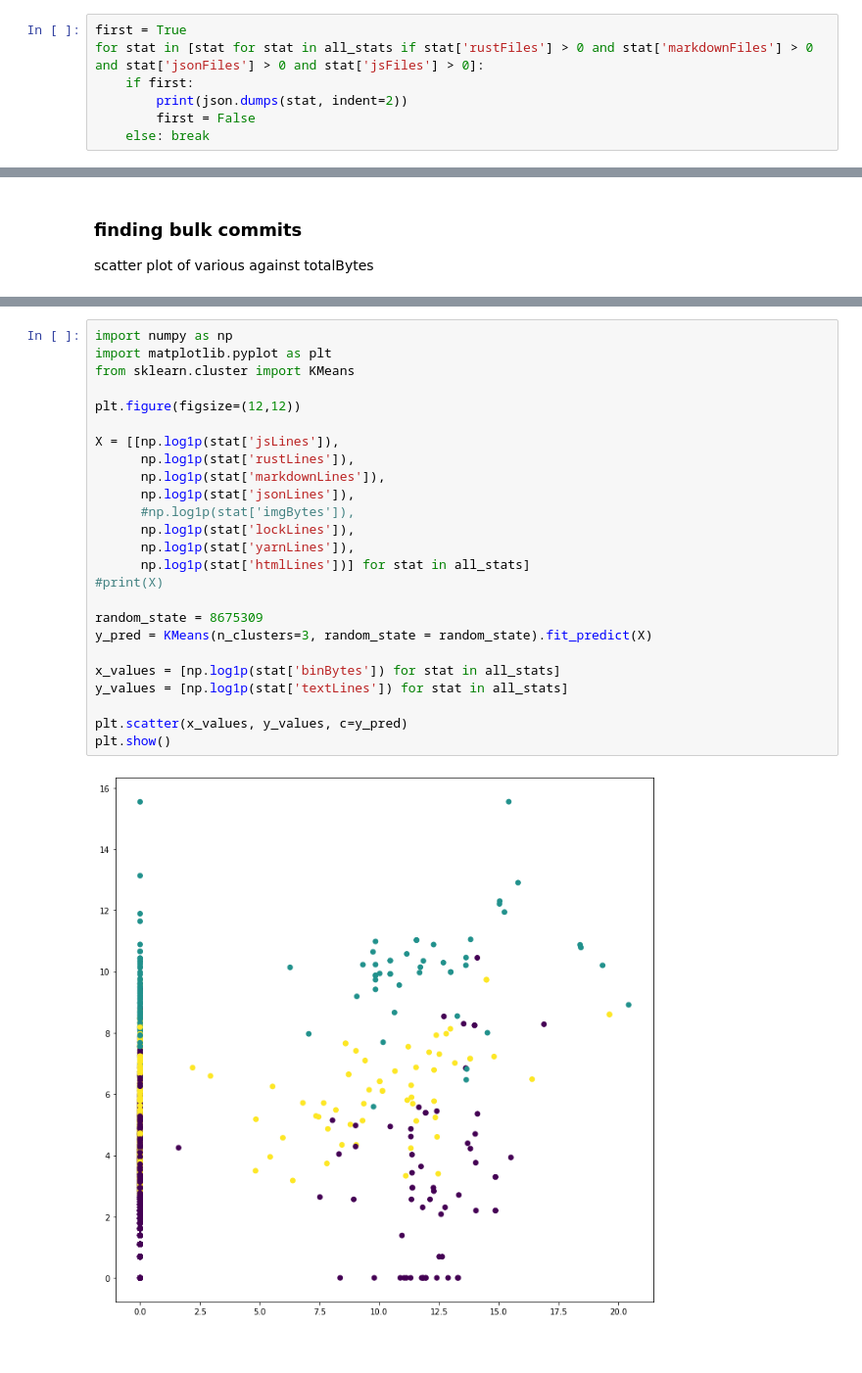
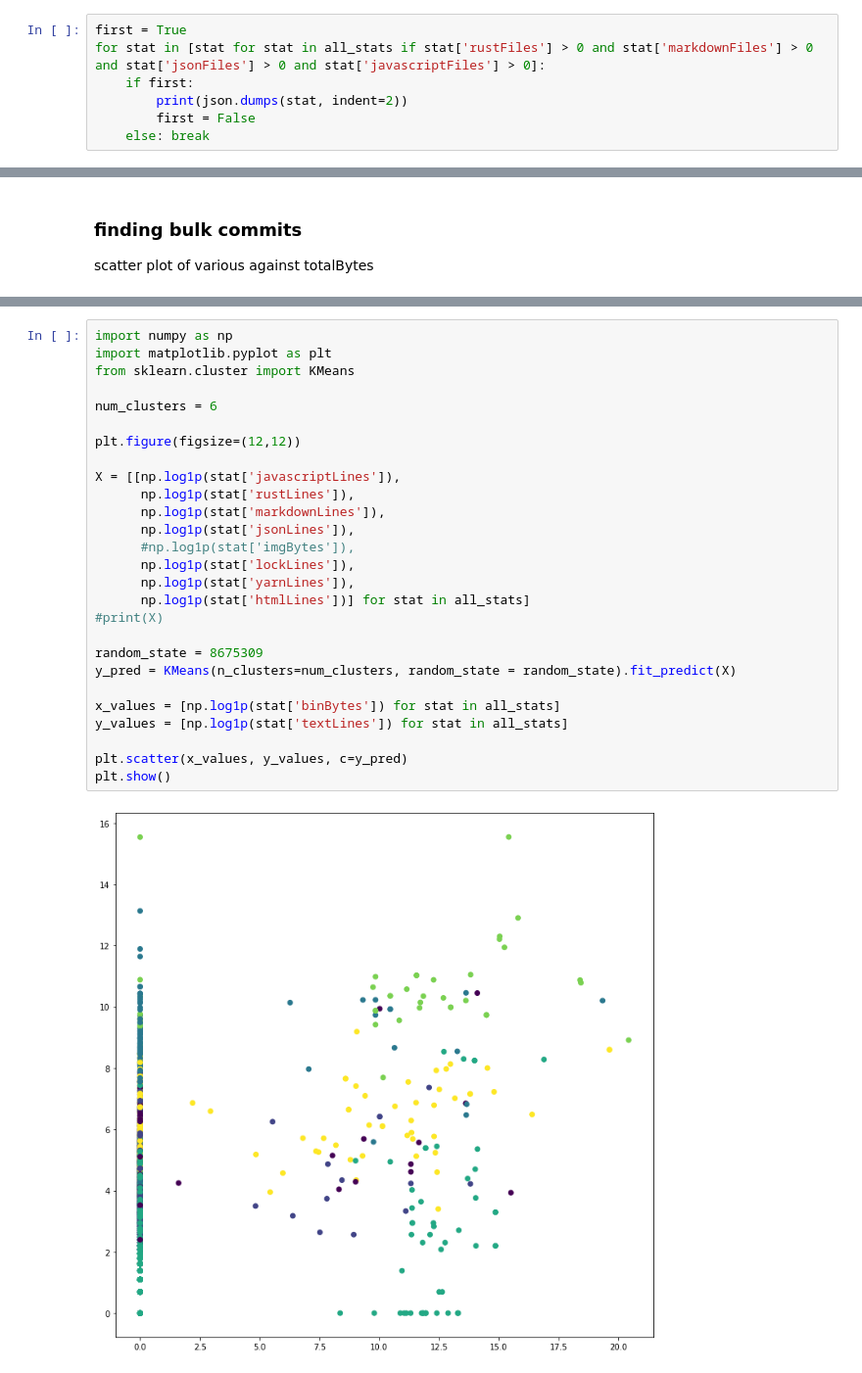
Before and after one commit to Deadman-DAO/Web3HackerNetwork, a Jupyter notebook: sandbox/notebooks/bob/commit_stat_engineering.ipynb, the cells around one changed output, grey strips where cells are left out. Shown: that part at 98% size. Cells and saved outputs as stored; diff of their text form.

Commit message:
better cluster analysis, 6 clusters

```diff
--- a/sandbox/notebooks/bob/commit_stat_engineering.ipynb
+++ b/sandbox/notebooks/bob/commit_stat_engineering.ipynb
@@ -18,7 +18,7 @@ all_commit_logs = commit_stat_engineering.find_files('commit-stat.log.json', pro
 all_stats = commit_stat_engineering.get_stats_for_all_commits(all_commit_logs)
 # %%
 first = True
-for stat in [stat for stat in all_stats if stat['rustFiles'] > 0 and stat['markdownFiles'] > 0 and stat['jsonFiles'] > 0 and stat['jsFiles'] > 0]:
+for stat in [stat for stat in all_stats if stat['rustFiles'] > 0 and stat['markdownFiles'] > 0 and stat['jsonFiles'] > 0 and stat['javascriptFiles'] > 0]:
     if first:
         print(json.dumps(stat, indent=2))
         first = False
@@ -165,30 +156,32 @@ plt.show()
 # %%
 import numpy as np
 import matplotlib.pyplot as plt
 from sklearn.cluster import KMeans
 
+num_clusters = 6
+
 plt.figure(figsize=(12,12))
 
-X = [[np.log1p(stat['jsLines']),
+X = [[np.log1p(stat['javascriptLines']),
       np.log1p(stat['rustLines']),
       np.log1p(stat['markdownLines']),
       np.log1p(stat['jsonLines']),
       #np.log1p(stat['imgBytes']),
       np.log1p(stat['lockLines']),
       np.log1p(stat['yarnLines']),
       np.log1p(stat['htmlLines'])] for stat in all_stats]
 #print(X)
 
 random_state = 8675309
-y_pred = KMeans(n_clusters=3, random_state = random_state).fit_predict(X)
+y_pred = KMeans(n_clusters=num_clusters, random_state = random_state).fit_predict(X)
 
 x_values = [np.log1p(stat['binBytes']) for stat in all_stats]
 y_values = [np.log1p(stat['textLines']) for stat in all_stats]
 
 plt.scatter(x_values, y_values, c=y_pred)
 plt.show()
 # %% [output]
-[figure, old version]
+[figure, new version]
 # %%
 plt.hist(y_pred)
 plt.show()
```
Also changed, not shown: parts of 14 cells of this notebook, 1 other file.
